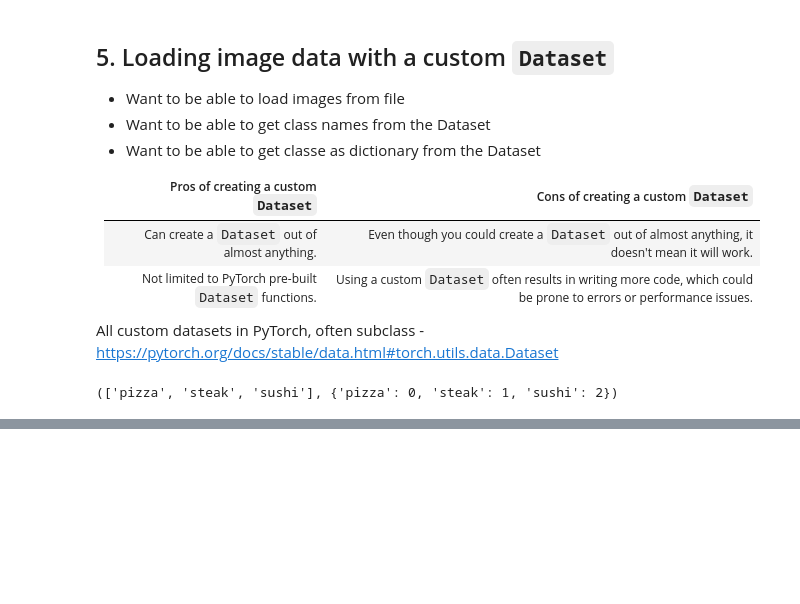
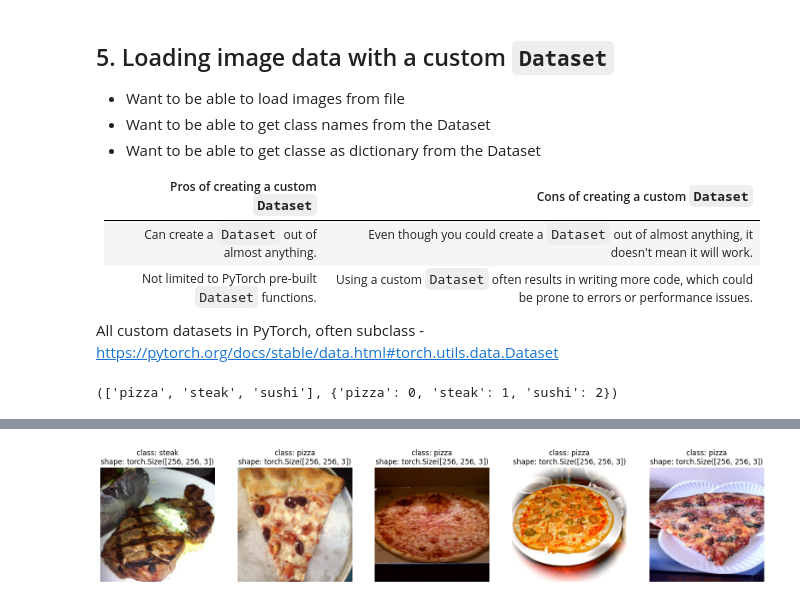
Before and after one commit to LuluW8071/Data-Science, a Jupyter notebook: Pytorch/04_PyTorch_Custom_Datasets/00_PyTorch_Custom_Datasets.ipynb, the cells around one changed output, grey strips where cells are left out. Drawn from its saved outputs; the diff is of its cells as text; code cells hidden in the pictures; blank space fills up the shorter version.

```diff
--- a/Pytorch/04_PyTorch_Custom_Datasets/00_PyTorch_Custom_Datasets.ipynb
+++ b/Pytorch/04_PyTorch_Custom_Datasets/00_PyTorch_Custom_Datasets.ipynb
@@ -467,0 +647,8 @@ train_data.classes, train_data.class_to_idx
+# %%
+# Display random images from ImageFolder created Dataset
+display_random_images(train_data,
+                      n = 5,
+                      classes = class_names,
+                      seed = None)
+# %% [output]
+[figure, added]
```
Also changed, not shown: parts of 26 cells of this notebook.
